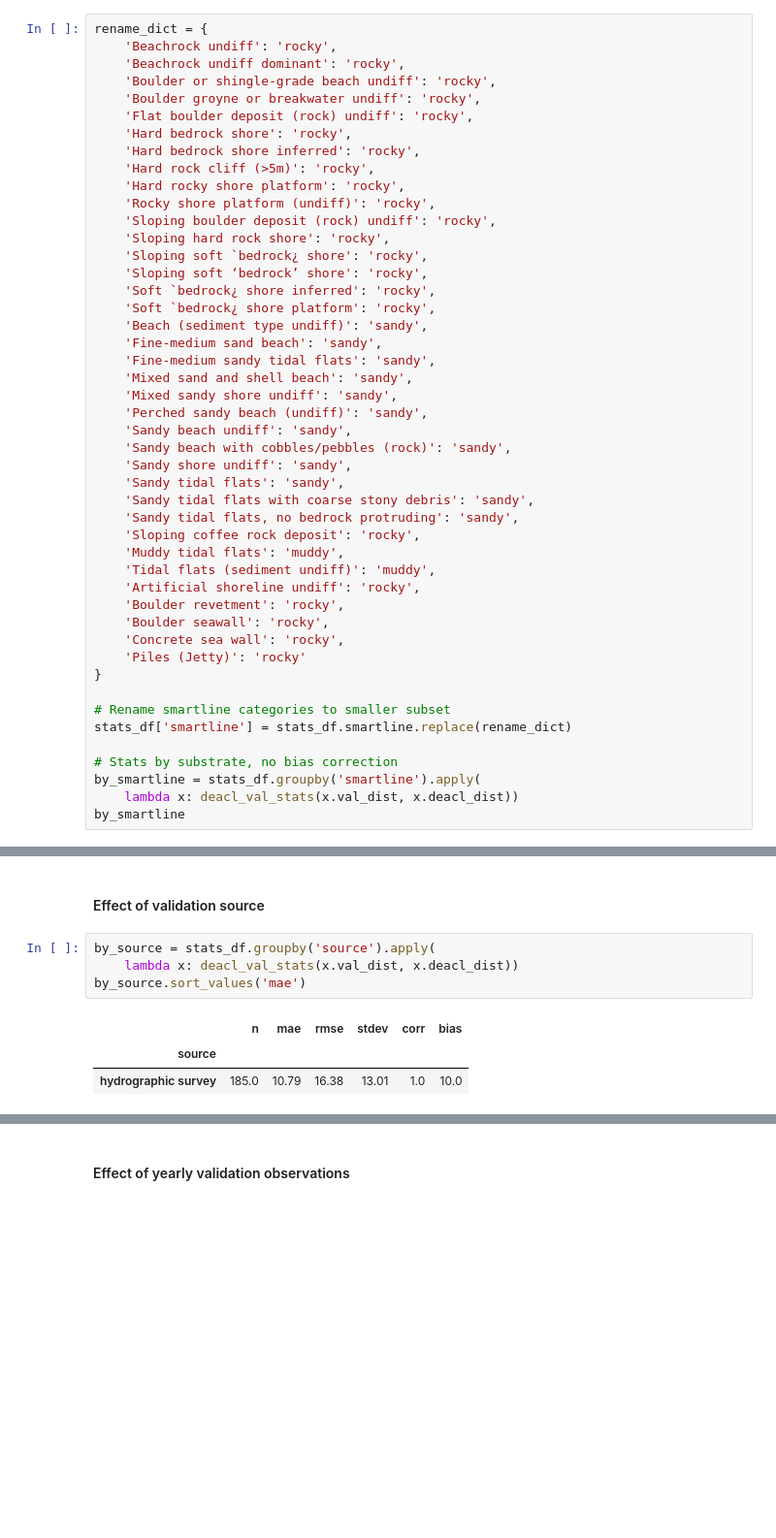
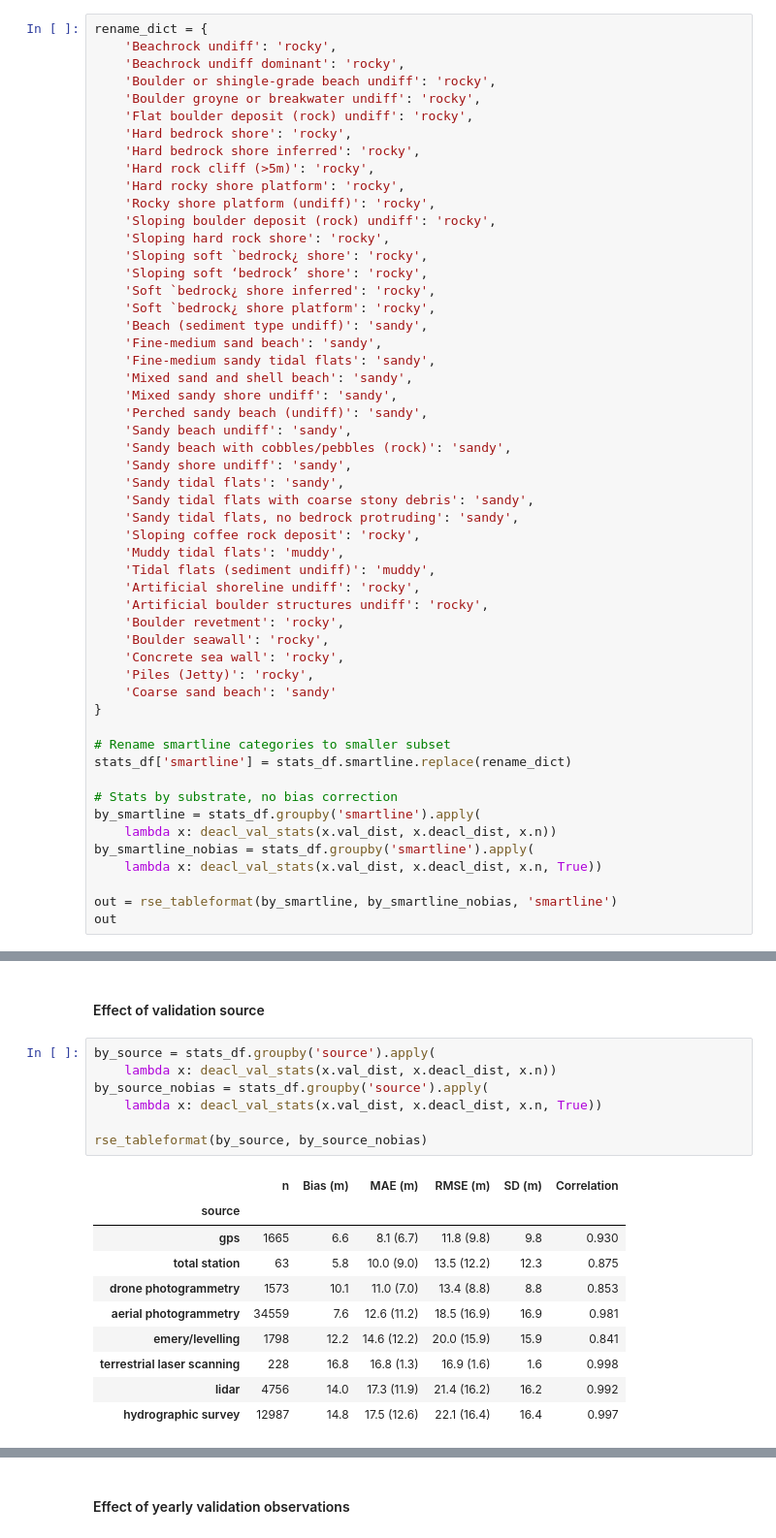
Before and after one commit to GeoscienceAustralia/dea-coastlines, a Jupyter notebook: validation/DEACoastlines_validation.ipynb, the cells around one changed output, grey strips where cells are left out. Shown: that part at 97% size. Saved outputs shown, nothing was run; the diff lists cells and outputs as text; blank space fills up the shorter version.

```diff
--- a/validation/DEACoastlines_validation.ipynb
+++ b/validation/DEACoastlines_validation.ipynb
@@ -565,10 +655,12 @@ rename_dict = {
     'Muddy tidal flats': 'muddy',
     'Tidal flats (sediment undiff)': 'muddy',
     'Artificial shoreline undiff': 'rocky',
+    'Artificial boulder structures undiff': 'rocky',
     'Boulder revetment': 'rocky',
     'Boulder seawall': 'rocky',
     'Concrete sea wall': 'rocky',
-    'Piles (Jetty)': 'rocky'
+    'Piles (Jetty)': 'rocky',
+    'Coarse sand beach': 'sandy'
 }
 
 # Rename smartline categories to smaller subset
@@ -576,6 +668,10 @@ stats_df['smartline'] = stats_df.smartline.replace(rename_dict)
 
 # Stats by substrate, no bias correction
 by_smartline = stats_df.groupby('smartline').apply(
-    lambda x: deacl_val_stats(x.val_dist, x.deacl_dist))
-by_smartline
+    lambda x: deacl_val_stats(x.val_dist, x.deacl_dist, x.n))
+by_smartline_nobias = stats_df.groupby('smartline').apply(
+    lambda x: deacl_val_stats(x.val_dist, x.deacl_dist, x.n, True))
+
+out = rse_tableformat(by_smartline, by_smartline_nobias, 'smartline')
+out
 # %% [output]
@@ -643,9 +969,19 @@ by_id.query("n > 5")['mae'].astype('float').plot.hist(bins=30)
 #### Effect of validation source
 # %%
 by_source = stats_df.groupby('source').apply(
-    lambda x: deacl_val_stats(x.val_dist, x.deacl_dist))
-by_source.sort_values('mae')
+    lambda x: deacl_val_stats(x.val_dist, x.deacl_dist, x.n))
+by_source_nobias = stats_df.groupby('source').apply(
+    lambda x: deacl_val_stats(x.val_dist, x.deacl_dist, x.n, True))
+
+rse_tableformat(by_source, by_source_nobias)
 # %% [output]
-|  | n | mae | rmse | stdev | corr | bias |
+|  | n | Bias (m) | MAE (m) | RMSE (m) | SD (m) | Correlation |
 | source |  |  |  |  |  |  |
-| hydrographic survey | 185.0 | 10.79 | 16.38 | 13.01 | 1.0 | 10.0 |
+| gps | 1665 | 6.6 | 8.1 (6.7) | 11.8 (9.8) | 9.8 | 0.930 |
+| total station | 63 | 5.8 | 10.0 (9.0) | 13.5 (12.2) | 12.3 | 0.875 |
+| drone photogrammetry | 1573 | 10.1 | 11.0 (7.0) | 13.4 (8.8) | 8.8 | 0.853 |
+| aerial photogrammetry | 34559 | 7.6 | 12.6 (11.2) | 18.5 (16.9) | 16.9 | 0.981 |
+| emery/levelling | 1798 | 12.2 | 14.6 (12.2) | 20.0 (15.9) | 15.9 | 0.841 |
+| terrestrial laser scanning | 228 | 16.8 | 16.8 (1.3) | 16.9 (1.6) | 1.6 | 0.998 |
+| lidar | 4756 | 14.0 | 17.3 (11.9) | 21.4 (16.2) | 16.2 | 0.992 |
+| hydrographic survey | 12987 | 14.8 | 17.5 (12.6) | 22.1 (16.4) | 16.4 | 0.997 |
```
Also changed, not shown: parts of 81 cells of this notebook, 21 other files.
